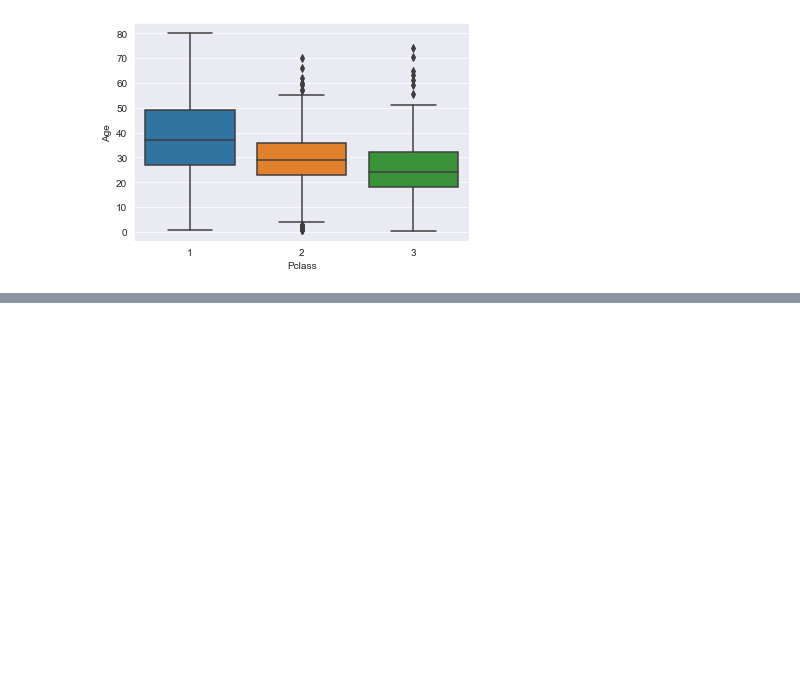
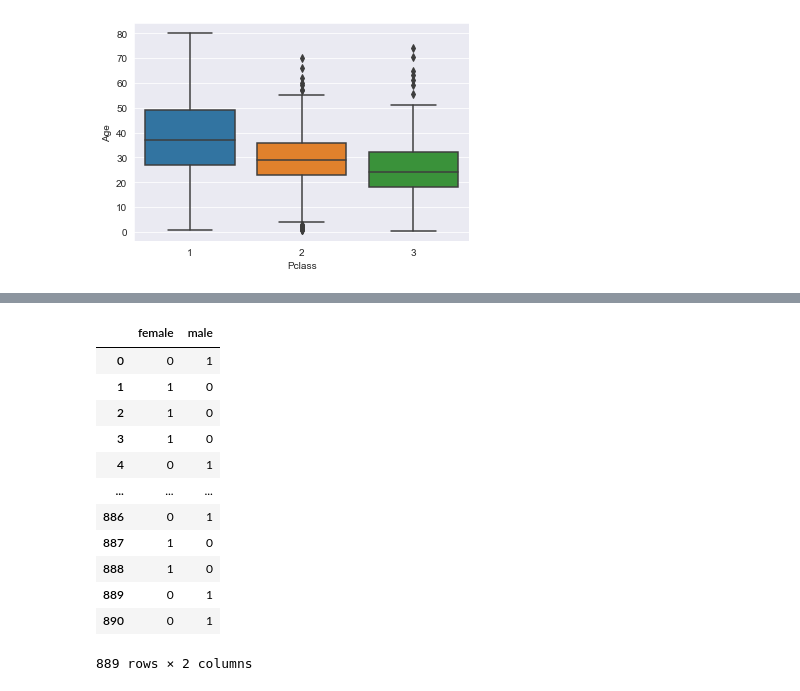
Before and after one commit to frau-muller/ml, a Jupyter notebook: pandas/ML/2.Логистическая регрессия.ipynb, the cells around one changed output, grey strips where cells are left out. Drawn from its saved outputs; the diff is of its cells as text; code cells hidden in the pictures; blank space fills up the shorter version.

```diff
--- a/pandas/ML/2.Логистическая регрессия.ipynb
+++ b/pandas/ML/2.Логистическая регрессия.ipynb
@@ -149,0 +159,19 @@ training_set.head()
+# %%
+#алгоритм машинного обучения не может принимать строковые значения,например пол(М Ж) изменяем на 0 и 1
+#coздаем так называемые фиктивные переменные
+pd.get_dummies(training_set['Sex'])
+#этот метод конвертирует категорийные переменные в фиктивные (dumnies)
+# %% [output]
+|  | female | male |
+| 0 | 0 | 1 |
+| 1 | 1 | 0 |
+| 2 | 1 | 0 |
+| 3 | 1 | 0 |
+| 4 | 0 | 1 |
+| ... | ... | ... |
+| 886 | 0 | 1 |
+| 887 | 1 | 0 |
+| 888 | 1 | 0 |
+| 889 | 0 | 1 |
+| 890 | 0 | 1 |
+889 rows × 2 columns
```
Also changed, not shown: parts of 14 cells of this notebook.
